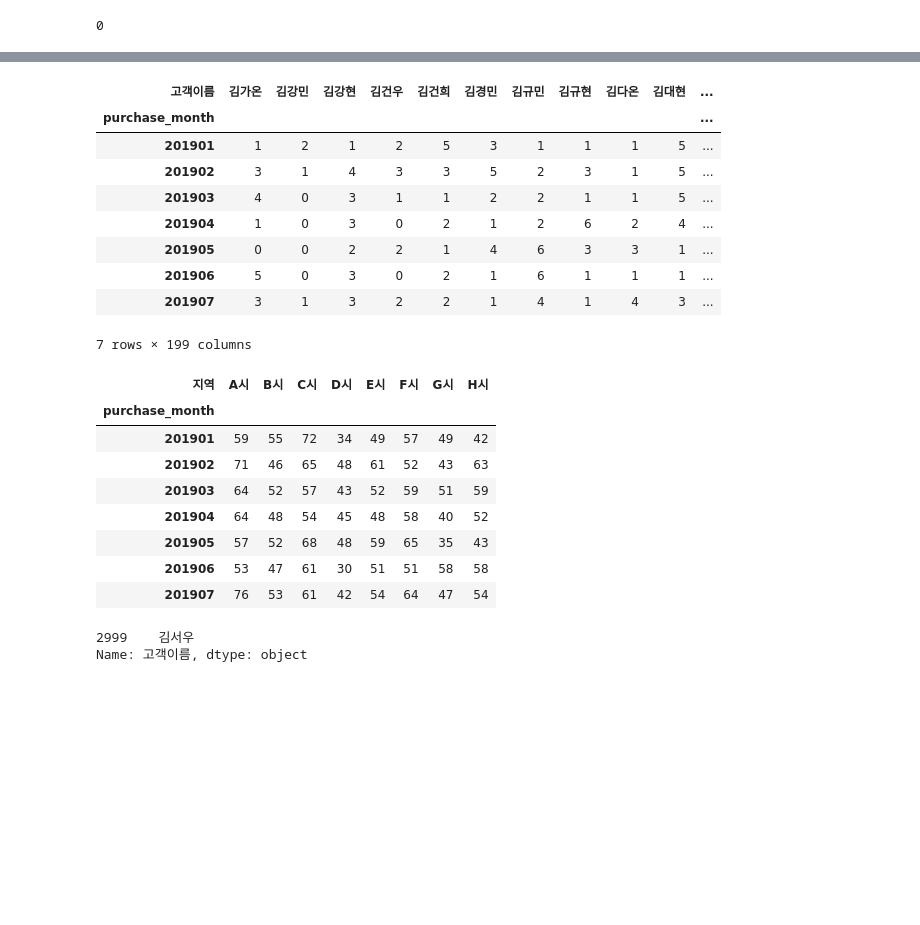
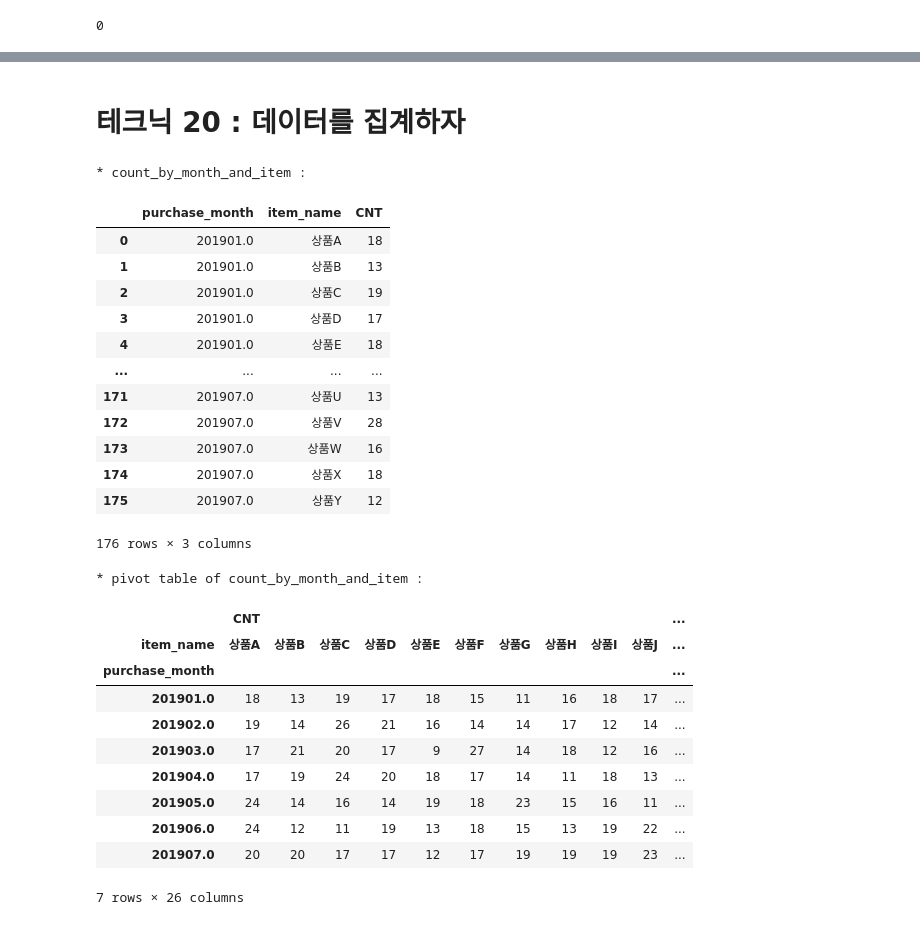
Before and after one commit to wooseok1152/python-data_analysis, a Jupyter notebook: 2장 대리점 데이터(지저분한 데이터)를 가공하는 테크닉10.ipynb, the cells around one changed output, grey strips where cells are left out. Drawn from its saved outputs; the diff is of its cells as text; code cells hidden in the pictures; blank space fills up the shorter version.

```diff
--- a/2장 대리점 데이터(지저분한 데이터)를 가공하는 테크닉10.ipynb
+++ b/2장 대리점 데이터(지저분한 데이터)를 가공하는 테크닉10.ipynb
@@ -581,36 +532,44 @@ display(byitem)
-# %%
-# 월별&고객별 count 집계
-byCustomer = import_dataset.pivot_table(index = "purchase_month", columns = "고객이름", aggfunc = "size", fill_value = 0)
-display(byCustomer)
-# %% [output]
-| 고객이름 | 김가온 | 김강민 | 김강현 | 김건우 | 김건희 | 김경민 | 김규민 | 김규현 | 김다온 | 김대현 | ... |
-| purchase_month |  |  |  |  |  |  |  |  |  |  | ... |
-| 201901 | 1 | 2 | 1 | 2 | 5 | 3 | 1 | 1 | 1 | 5 | ... |
-| 201902 | 3 | 1 | 4 | 3 | 3 | 5 | 2 | 3 | 1 | 5 | ... |
-| 201903 | 4 | 0 | 3 | 1 | 1 | 2 | 2 | 1 | 1 | 5 | ... |
-| 201904 | 1 | 0 | 3 | 0 | 2 | 1 | 2 | 6 | 2 | 4 | ... |
-| 201905 | 0 | 0 | 2 | 2 | 1 | 4 | 6 | 3 | 3 | 1 | ... |
-| 201906 | 5 | 0 | 3 | 0 | 2 | 1 | 6 | 1 | 1 | 1 | ... |
-| 201907 | 3 | 1 | 3 | 2 | 2 | 1 | 4 | 1 | 4 | 3 | ... |
-7 rows × 199 columns
-# %%
-# 월별&지역별 count 집계
-byRegion = import_dataset.pivot_table(index = "purchase_month", columns = "지역", aggfunc = "size", fill_value = 0)
-display(byRegion)
-# %% [output]
-| 지역 | A시 | B시 | C시 | D시 | E시 | F시 | G시 | H시 |
-| purchase_month |  |  |  |  |  |  |  |  |
-| 201901 | 59 | 55 | 72 | 34 | 49 | 57 | 49 | 42 |
-| 201902 | 71 | 46 | 65 | 48 | 61 | 52 | 43 | 63 |
-| 201903 | 64 | 52 | 57 | 43 | 52 | 59 | 51 | 59 |
-| 201904 | 64 | 48 | 54 | 45 | 48 | 58 | 40 | 52 |
-| 201905 | 57 | 52 | 68 | 48 | 59 | 65 | 35 | 43 |
-| 201906 | 53 | 47 | 61 | 30 | 51 | 51 | 58 | 58 |
-| 201907 | 76 | 53 | 61 | 42 | 54 | 64 | 47 | 54 |
-# %%
-# 'uriage_purchase_dataset'에 저장되어 있지 않은 고객 추출
-away_data = pd.merge(uriage_purchase_dataset, kokyaku_customer_dataset, left_on = "customer_name", right_on = "고객이름", how = "right")
-away_data.loc[away_data.isnull()["purchase_date"], "고객이름"]
-# %% [output]
-2999    김서우
-Name: 고객이름, dtype: object
+# %% [markdown]
+# 테크닉 20 : 데이터를 집계하자
+# %%
+print("* count_by_month_and_item :")
+count_by_month_and_item = sqldf("""
+                                    SELECT purchase_month,
+                                           item_name,
+                                           COUNT(1) AS CNT
+                                    FROM   import_dataset
+                                    WHERE  purchase_month IS NOT NULL and item_name IS NOT NULL
+                                    GROUP BY purchase_month, item_name
+                                """)
+display(count_by_month_and_item)
+
+print("* pivot table of count_by_month_and_item :")
+pivot_table = count_by_month_and_item.pivot_table(index = "purchase_month", columns = "item_name", fill_value = 0)
+display(pivot_table)
+# %% [output]
+* count_by_month_and_item :
+|  | purchase_month | item_name | CNT |
+| 0 | 201901.0 | 상품A | 18 |
+| 1 | 201901.0 | 상품B | 13 |
+| 2 | 201901.0 | 상품C | 19 |
+| 3 | 201901.0 | 상품D | 17 |
+| 4 | 201901.0 | 상품E | 18 |
+| ... | ... | ... | ... |
+| 171 | 201907.0 | 상품U | 13 |
+| 172 | 201907.0 | 상품V | 28 |
+| 173 | 201907.0 | 상품W | 16 |
+| 174 | 201907.0 | 상품X | 18 |
+| 175 | 201907.0 | 상품Y | 12 |
+176 rows × 3 columns
+* pivot table of count_by_month_and_item :
+|  | CNT |  |  |  |  |  |  |  |  |  | ... |
+| item_name | 상품A | 상품B | 상품C | 상품D | 상품E | 상품F | 상품G | 상품H | 상품I | 상품J | ... |
+| purchase_month |  |  |  |  |  |  |  |  |  |  | ... |
+| 201901.0 | 18 | 13 | 19 | 17 | 18 | 15 | 11 | 16 | 18 | 17 | ... |
+| 201902.0 | 19 | 14 | 26 | 21 | 16 | 14 | 14 | 17 | 12 | 14 | ... |
+| 201903.0 | 17 | 21 | 20 | 17 | 9 | 27 | 14 | 18 | 12 | 16 | ... |
+| 201904.0 | 17 | 19 | 24 | 20 | 18 | 17 | 14 | 11 | 18 | 13 | ... |
+| 201905.0 | 24 | 14 | 16 | 14 | 19 | 18 | 23 | 15 | 16 | 11 | ... |
+| 201906.0 | 24 | 12 | 11 | 19 | 13 | 18 | 15 | 13 | 19 | 22 | ... |
+| 201907.0 | 20 | 20 | 17 | 17 | 12 | 17 | 19 | 19 | 19 | 23 | ... |
+7 rows × 26 columns
```
Also changed, not shown: parts of 56 cells of this notebook, 5 other files.
